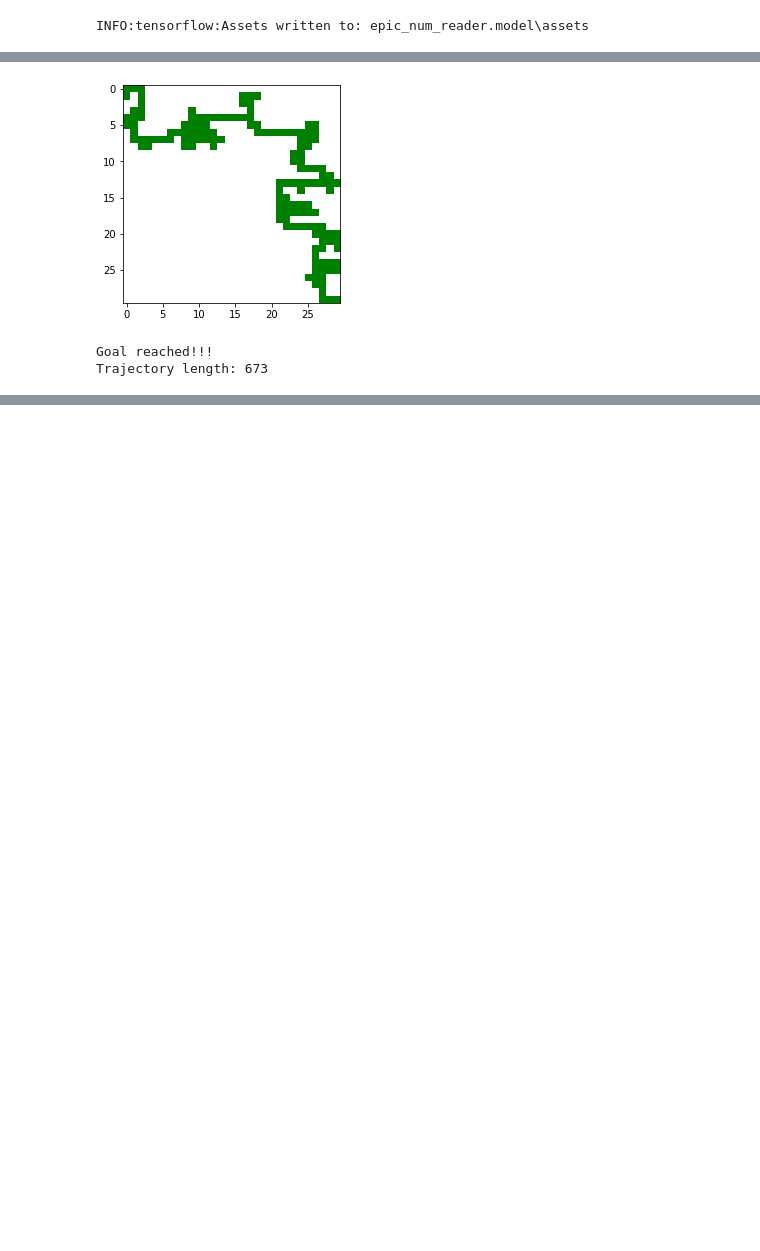
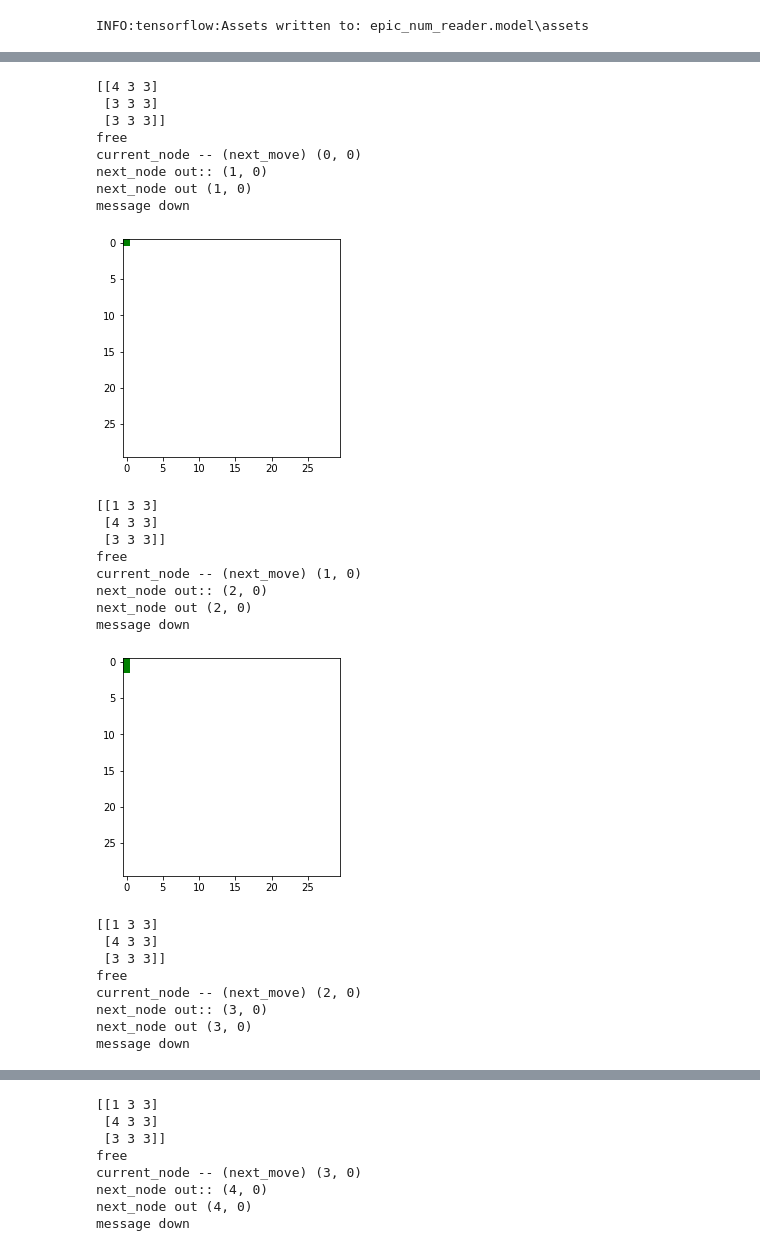
Before and after one commit to kavyakavuri/ImitationGame, a Jupyter notebook: Agent_1_mimic.ipynb, the cells around one changed output, grey strips where cells are left out. Saved outputs shown, nothing was run; the diff lists cells and outputs as text; code cells hidden in the pictures; blank space fills up the shorter version.

```diff
--- a/Agent_1_mimic.ipynb
+++ b/Agent_1_mimic.ipynb
@@ -254,7 +337,7 @@ trajectory = []
 
 while goal_reached == False:
     trajectory.append(current_node)
-    agent_grid_world.itemset(current_node, 1)
+    agent_grid_world.itemset(current_node, 4)
     if current_node == goal:
         colormap = colors.ListedColormap(["green","white"])
         plt.imshow(agent_grid_world, cmap=colormap)
@@ -267,43 +350,70 @@ while goal_reached == False:
         visited_list.append(current_node)
 
     x_test = get_window(current_node, agent_grid_world, full_grid_world)
-#     print(x_test)
+    print(x_test)
     x_test = np.asarray(x_test)
 
     predictions = new_model.predict(np.asarray([x_test]))
 
     if full_grid_world.item(current_node) == 1:
 #         trajectory.pop(-1)
         agent_grid_world.itemset(current_node, 2)
         flag = 'blocked'
-#         print(flag)
+        print(flag)
     else:
         agent_grid_world.itemset(current_node, 1)
         flag = 'free'
-#         print(flag)
+        print(flag)
 
     if flag == 'free':
         try:
             next_node, message = next_move(current_node, predictions, full_grid_world, visited_list, maze_size, trajectory, flag, agent_grid_world)
             current_node = next_node
+#             print('next_node out',next_node)
+#             print('message', message)
         except Exception as err:
             print(err)
             print('No path to goal')
             break
-#         print('next_node out',next_node)
-#         print('message', message)
+        print('next_node out',next_node)
+        print('message', message)
         if message == "Can't reach goal":
             print('Cannot reach goal')
             break
 
     if flag == 'blocked':
         current_node = trajectory[-2]
-#         print('next node:::: ', current_node)
+        print('updated current :::: ', current_node)
 
     agent_grid_world.itemset(current_node, 4)
-
+    colormap = colors.ListedColormap(["green","white"])
+    plt.imshow(agent_grid_world, cmap=colormap)
+    plt.show()
 print("Trajectory length:", len(trajectory))
 # %% [output]
+[[4 3 3]
+ [3 3 3]
+ [3 3 3]]
+free
+current_node -- (next_move) (0, 0)
+next_node out:: (1, 0)
+next_node out (1, 0)
+message down
-[figure, old version]
+[figure, new version]
-Goal reached!!!
-Trajectory length: 673
+[[1 3 3]
+ [4 3 3]
+ [3 3 3]]
+free
+current_node -- (next_move) (1, 0)
+next_node out:: (2, 0)
+next_node out (2, 0)
+message down
+[figure, added]
+[[1 3 3]
+ [4 3 3]
+ [3 3 3]]
+free
+current_node -- (next_move) (2, 0)
+next_node out:: (3, 0)
+next_node out (3, 0)
+message down
@@ -309,0 +421,8 @@ Trajectory length: 673
+[[1 3 3]
+ [4 3 3]
+ [3 3 3]]
+free
+current_node -- (next_move) (3, 0)
+next_node out:: (4, 0)
+next_node out (4, 0)
+message down
```
Also changed, not shown: parts of 10 cells of this notebook.
